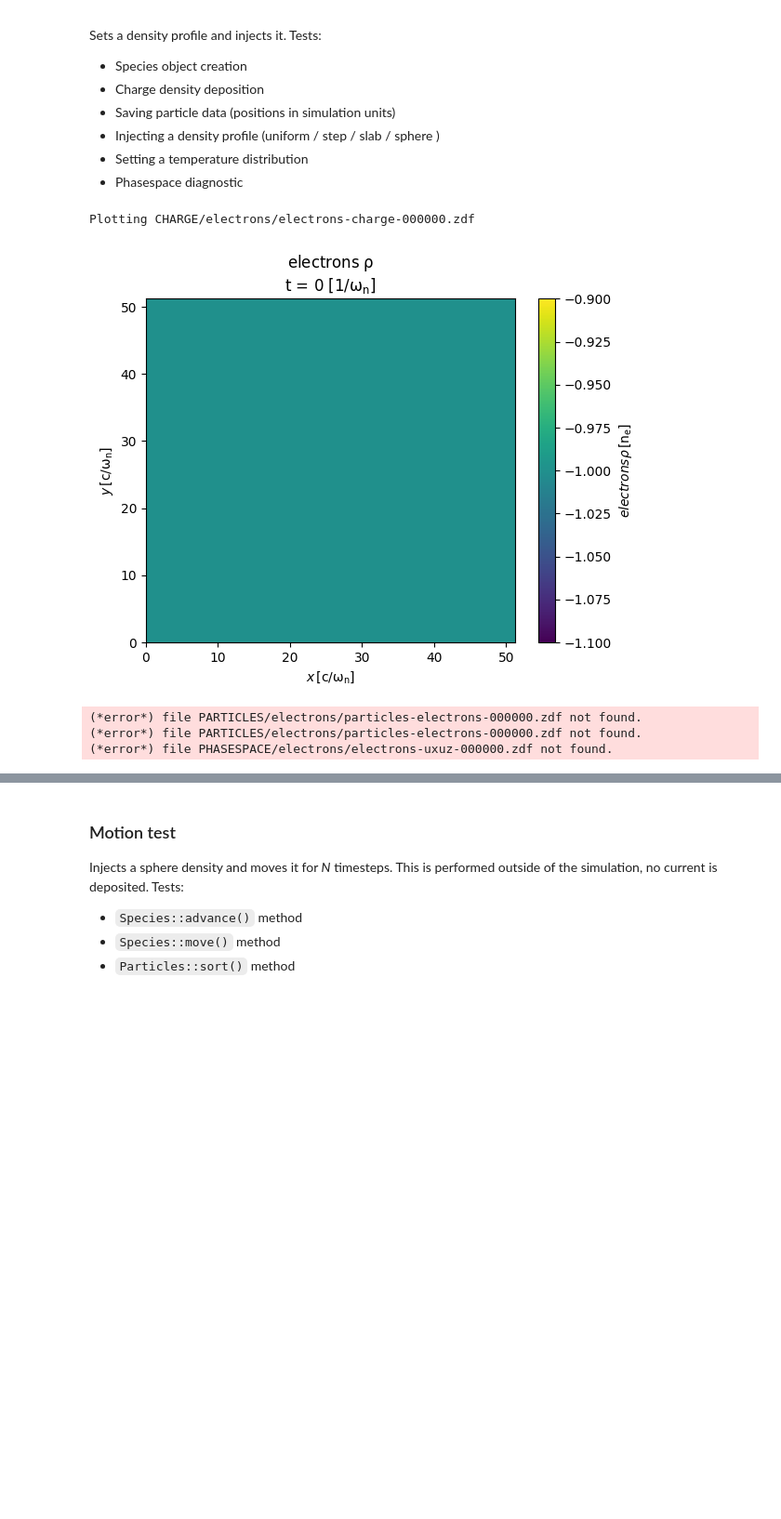
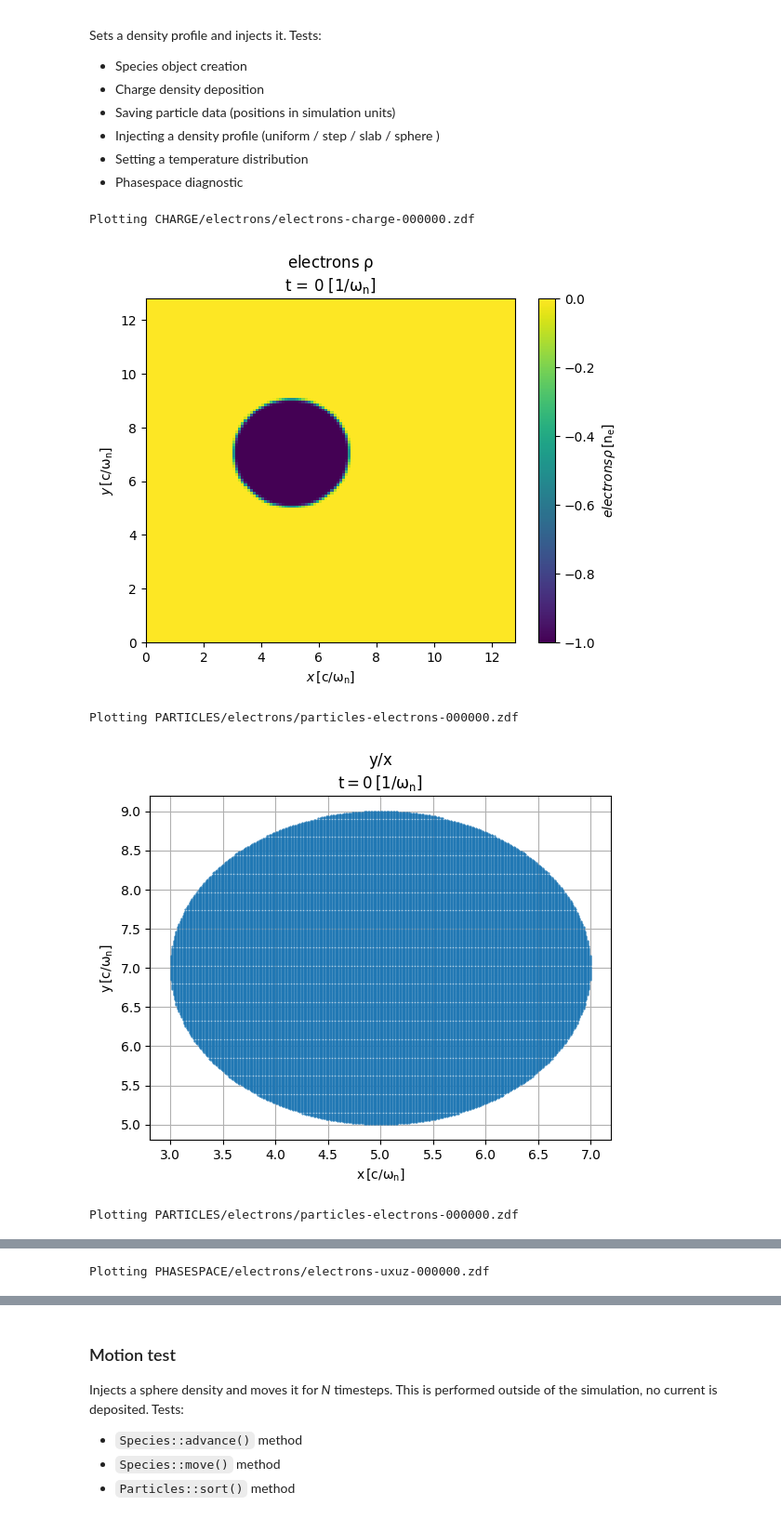
Before and after one commit to ricardo-fonseca/zpic-parallel, a Jupyter notebook: cuda-mpi/em2ds/Debug-cuda-mpi-em2ds.ipynb, the cells around one changed output, grey strips where cells are left out. Shown at 93% size. Drawn from its saved outputs; the diff is of its cells as text; code cells hidden in the pictures; blank space fills up the shorter version.

```diff
--- a/cuda-mpi/em2ds/Debug-cuda-mpi-em2ds.ipynb
+++ b/cuda-mpi/em2ds/Debug-cuda-mpi-em2ds.ipynb
@@ -153,14 +153,14 @@ Sets a density profile and injects it. Tests:
 # %%
 import visxd
 
 visxd.plot_data("CHARGE/electrons/electrons-charge", 0 )
-visxd.plot_data("PARTICLES/electrons/particles-electrons", 0 )
+visxd.plot_data("PARTICLES/electrons/particles-electrons", 0, qx='x', qy='y' )
 
 visxd.plot_data("PARTICLES/electrons/particles-electrons", 0, qx='ux', qy='uy' )
 visxd.plot_data("PHASESPACE/electrons/electrons-uxuz", 0)
 # %% [output]
 Plotting CHARGE/electrons/electrons-charge-000000.zdf
-[figure, old version]
+[figure, new version]
-(*error*) file PARTICLES/electrons/particles-electrons-000000.zdf not found.
-(*error*) file PARTICLES/electrons/particles-electrons-000000.zdf not found.
-(*error*) file PHASESPACE/electrons/electrons-uxuz-000000.zdf not found.
+Plotting PARTICLES/electrons/particles-electrons-000000.zdf
+[figure, added]
+Plotting PARTICLES/electrons/particles-electrons-000000.zdf
@@ -166,0 +168 @@ Plotting CHARGE/electrons/electrons-charge-000000.zdf
+Plotting PHASESPACE/electrons/electrons-uxuz-000000.zdf
```
Also changed, not shown: parts of 5 cells of this notebook, 23 other files.
